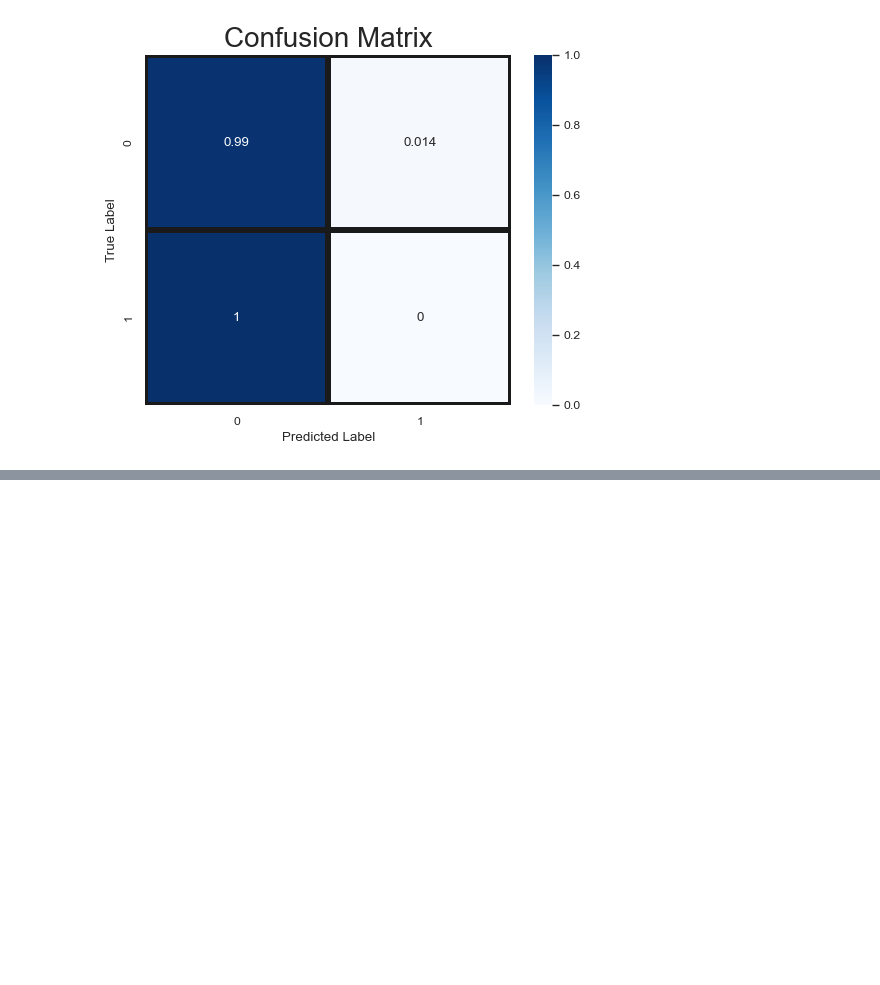
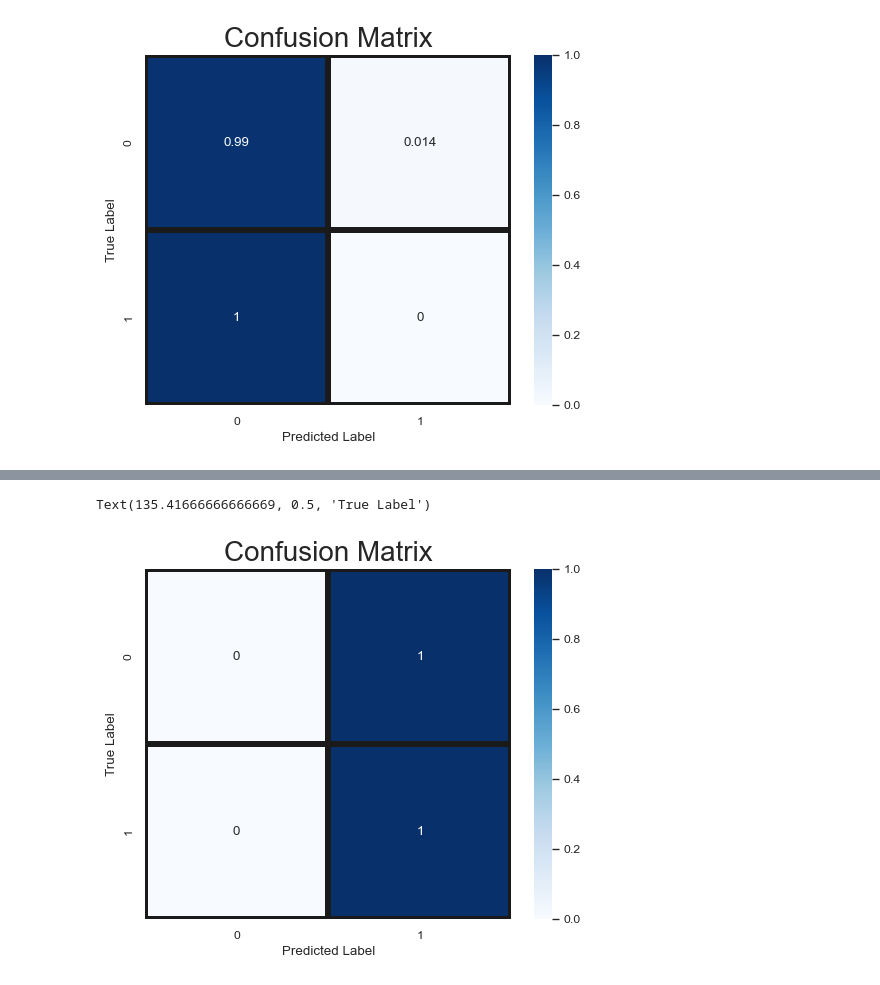
Before and after one commit to NicoGalvarino/Exoplanet-exploration, a Jupyter notebook: exoplanet_ANN.ipynb, the cells around one changed output, grey strips where cells are left out. Saved outputs shown, nothing was run; the diff lists cells and outputs as text; code cells hidden in the pictures; blank space fills up the shorter version.

```diff
--- a/exoplanet_ANN.ipynb
+++ b/exoplanet_ANN.ipynb
@@ -700,0 +909,9 @@ Text(135.41666666666669, 0.5, 'True Label')
+# %%
+x_train_res = normalized = normalize(x_train_res)
+x_test_pca37 = normalize(x_test_pca37)
+
+x_train_res = filtered = ndimage.filters.gaussian_filter(x_train_res, sigma=10)
+x_test_pca37 = ndimage.filters.gaussian_filter(x_test_pca37, sigma=10)
+
+x_train_res = scaled = std_scaler.fit_transform(x_train_res)
+x_test_pca37 = std_scaler.fit_transform(x_test_pca37)
@@ -700,0 +933,8 @@ Text(135.41666666666669, 0.5, 'True Label')
+# %%
+classifier_deep = KerasClassifier(build_fn=build_classifier_deep, epochs=100, batch_size=16)
+
+history_deep = classifier_smax.fit(x_train_res, y_train_res, verbose=2)
+
+y_pred_deep = classifier_smax.predict(x_test_pca37)
+score = accuracy_score(y_test, y_pred_deep)
+print('Accuracy = ', score)
@@ -700,0 +959,11 @@ Text(135.41666666666669, 0.5, 'True Label')
+# %%
+plt.figure(figsize=(13, 10))
+plt.subplot(221)
+sns.heatmap(confusion_matrix(y_test, y_pred_deep, normalize='true'),
+            annot=True, cmap="Blues", linecolor="k", linewidths=3)
+plt.title("Confusion Matrix", fontsize=20)
+plt.xlabel('Predicted Label')
+plt.ylabel('True Label')
+# %% [output]
+Text(135.41666666666669, 0.5, 'True Label')
+[figure, added]
```
Also changed, not shown: parts of 24 cells of this notebook.
